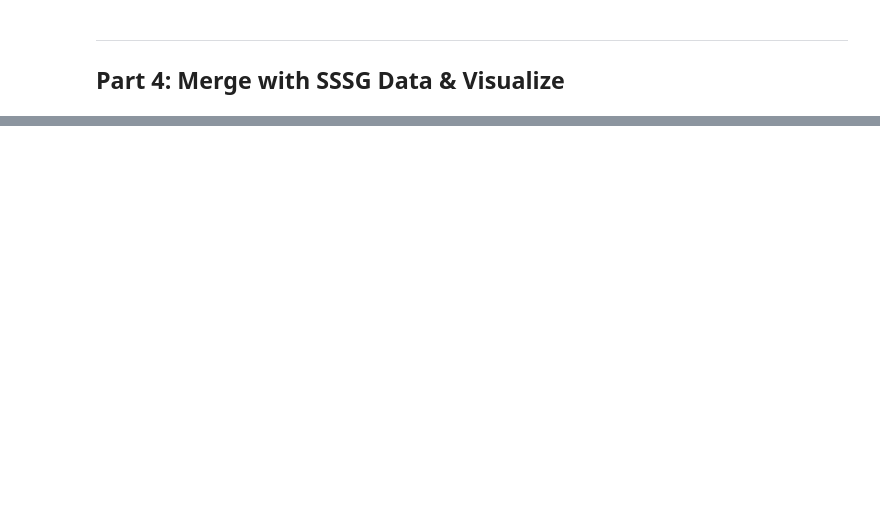
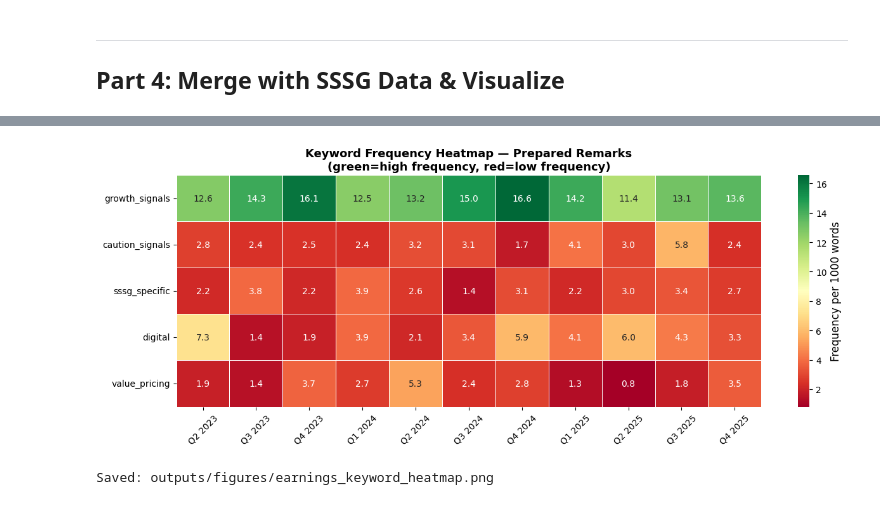
Before and after one commit to zhangsu0528/Cava_Investment_Analysis, a Jupyter notebook: modeling/03_earnings_nlp.ipynb, the cells around one changed output, grey strips where cells are left out. Drawn from its saved outputs; the diff is of its cells as text; code cells hidden in the pictures; blank space fills up the shorter version.

```diff
--- a/modeling/03_earnings_nlp.ipynb
+++ b/modeling/03_earnings_nlp.ipynb
@@ -476,20 +688,25 @@ print('Saved: outputs/figures/earnings_nlp_sentiment.png')
 # %%
-# ── Plot 2: All keyword categories heatmap ─────────────────────────────────────
-heatmap_cols = [f'{cat}_full' for cat in keyword_categories.keys()]
+# ── Plot 2: Keyword heatmap ────────────────────────────────────────────────────
+heatmap_cols = [f'{cat}_prepared' for cat in keyword_categories.keys()]
 heatmap_df = nlp_df[['quarter'] + heatmap_cols].set_index('quarter')
 heatmap_df.columns = list(keyword_categories.keys())
 
-fig, ax = plt.subplots(figsize=(12, 6))
+fig, ax = plt.subplots(figsize=(13, 5))
 sns.heatmap(heatmap_df.T, annot=True, fmt='.1f', cmap='RdYlGn',
-            ax=ax, linewidths=0.5, cbar_kws={'label': 'Frequency per 1000 words'})
-ax.set_title('Keyword Frequency Heatmap by Quarter\n(green=high, red=low)',
+            ax=ax, linewidths=0.5,
+            cbar_kws={'label': 'Frequency per 1000 words'})
+ax.set_title('Keyword Frequency Heatmap — Prepared Remarks\n'
+             '(green=high frequency, red=low frequency)',
              fontweight='bold')
 ax.set_xlabel('')
 ax.tick_params(axis='x', rotation=45)
 plt.tight_layout()
 plt.savefig(f'{BASE_DIR}/outputs/figures/earnings_keyword_heatmap.png',
             dpi=150, bbox_inches='tight')
 plt.show()
 print('Saved: outputs/figures/earnings_keyword_heatmap.png')
+# %% [output]
+[figure, added]
+Saved: outputs/figures/earnings_keyword_heatmap.png
 # %%
 # ── Plot 3: Prepared vs Q&A sentiment gap ─────────────────────────────────────
```
Also changed, not shown: parts of 27 cells of this notebook, 2 other files.
